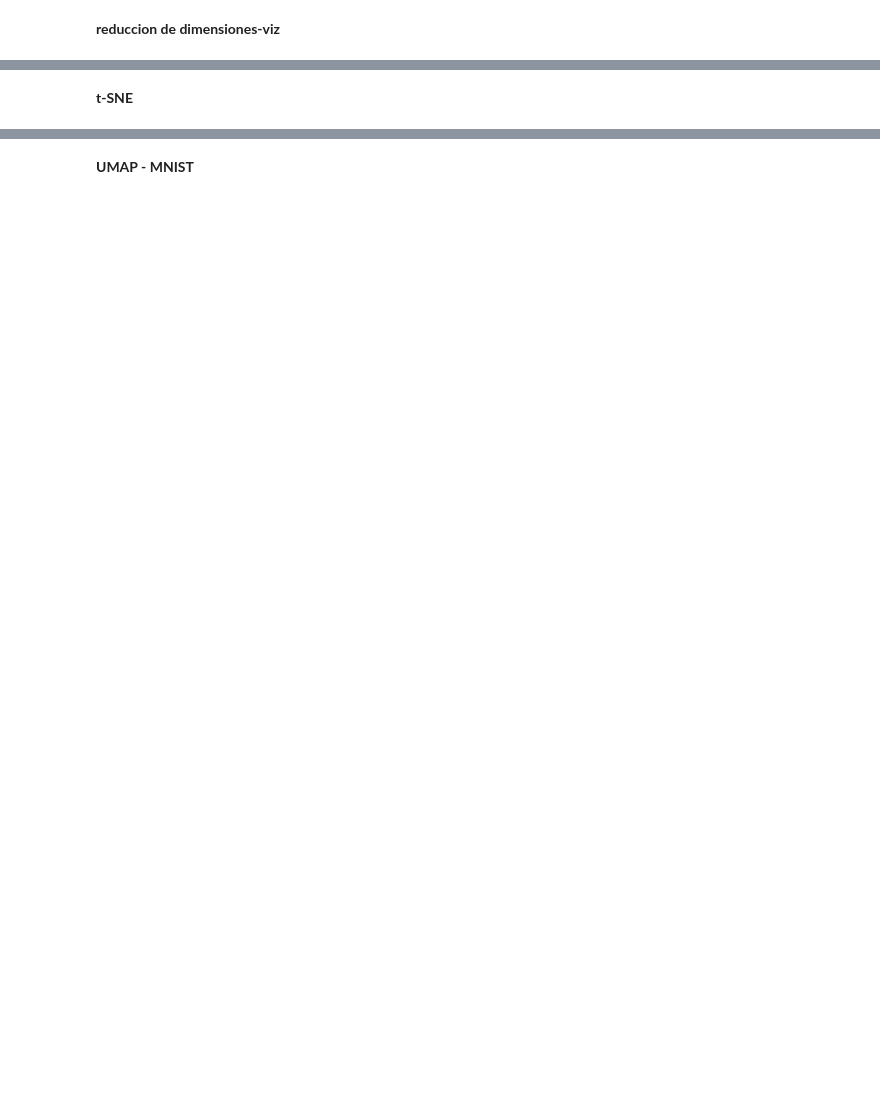
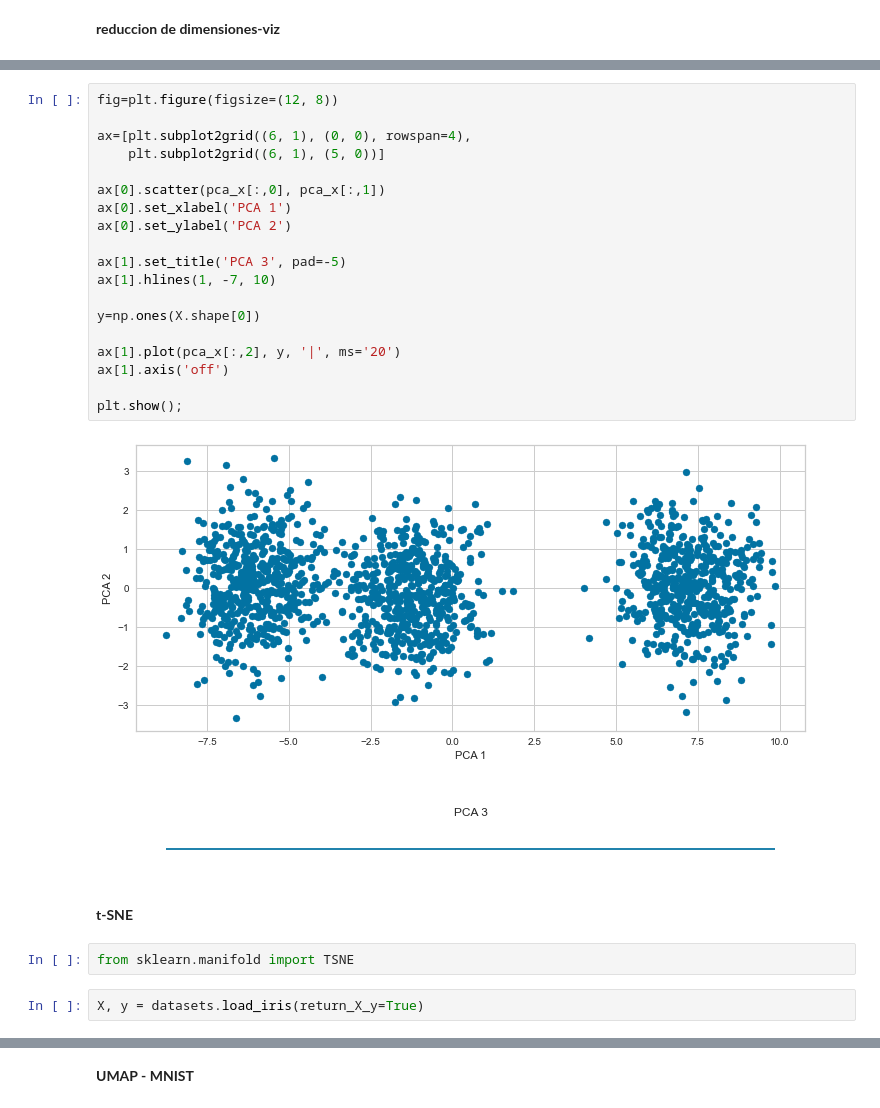
Before and after one commit to Pomilusky/apuntes_clase, a Jupyter notebook: semana_7/3.1 - Evaluacion.ipynb, the cells around one changed output, grey strips where cells are left out. Cells and saved outputs as stored; diff of their text form; blank space fills up the shorter version.

```diff
--- a/semana_7/3.1 - Evaluacion.ipynb
+++ b/semana_7/3.1 - Evaluacion.ipynb
@@ -203,2 +243,27 @@ plt.scatter(centros[:, 0], centros[:, 1], c='y', s=50, alpha=0.75);
+# %%
+fig=plt.figure(figsize=(12, 8))
+
+ax=[plt.subplot2grid((6, 1), (0, 0), rowspan=4),
+    plt.subplot2grid((6, 1), (5, 0))]
+
+ax[0].scatter(pca_x[:,0], pca_x[:,1])
+ax[0].set_xlabel('PCA 1')
+ax[0].set_ylabel('PCA 2')
+
+ax[1].set_title('PCA 3', pad=-5)
+ax[1].hlines(1, -7, 10)
+
+y=np.ones(X.shape[0])
+
+ax[1].plot(pca_x[:,2], y, '|', ms='20')
+ax[1].axis('off')
+
+plt.show();
+# %% [output]
+[figure, added]
 # %% [markdown]
 **t-SNE**
+# %%
+from sklearn.manifold import TSNE
+# %%
+X, y = datasets.load_iris(return_X_y=True)
```
Also changed, not shown: parts of 15 cells of this notebook.
